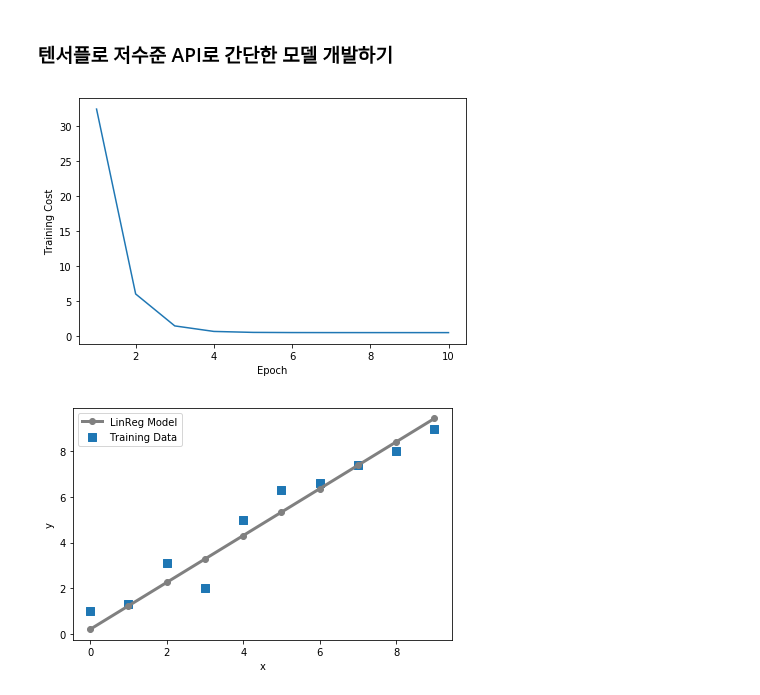
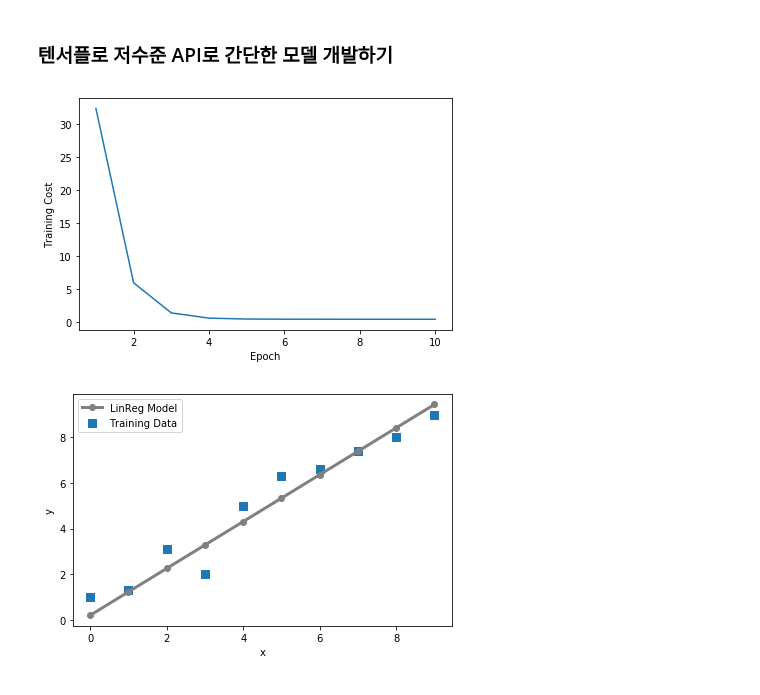
Before and after one commit to woodstck/python-machine-learning-book-2nd-edition, a Jupyter notebook: code/ch13/ch13.ipynb, the cells around one changed output. Saved outputs shown, nothing was run; the diff lists cells and outputs as text; code cells hidden in the pictures.

```diff
--- a/code/ch13/ch13.ipynb
+++ b/code/ch13/ch13.ipynb
@@ -155,11 +157,12 @@ import matplotlib.pyplot as plt
 # %%
 plt.plot(range(1,len(training_costs) + 1), training_costs)
 plt.tight_layout()
 plt.xlabel('Epoch')
 plt.ylabel('Training Cost')
+plt.tight_layout()
 plt.show()
 # %% [output]
-[figure, old version]
+[figure, new version]
 # %%
 plt.scatter(X_train, y_train,
             marker='s', s=50,
```
Also changed, not shown: parts of 4 cells of this notebook.
